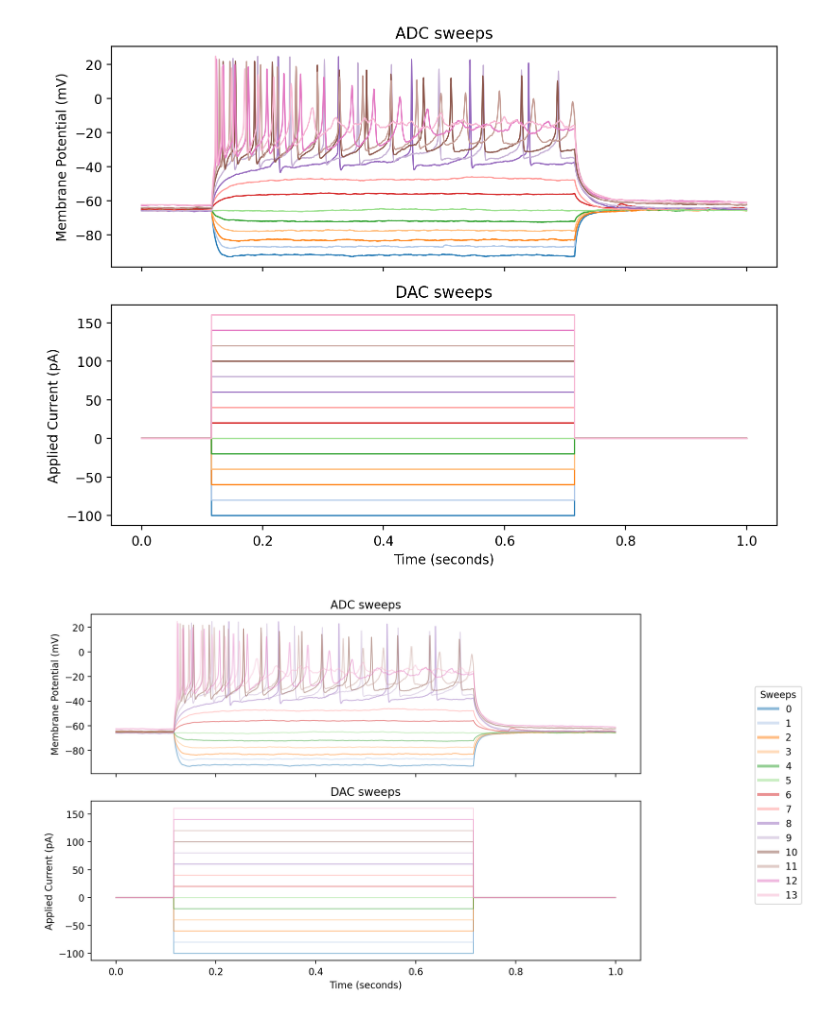
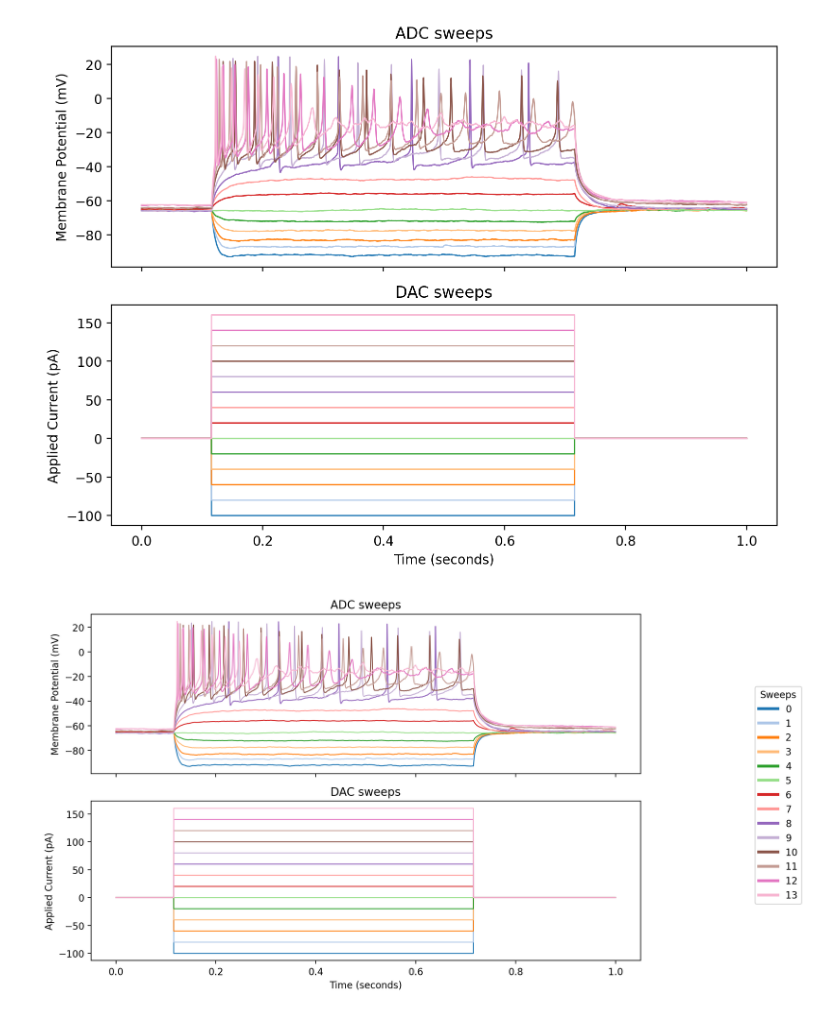
Before and after one commit to fabien-campillo/data-science-spikes, a Jupyter notebook: 4_pyabf.ipynb, the cells around one changed output. Saved outputs shown, nothing was run; the diff lists cells and outputs as text; code cells hidden in the pictures.

```diff
--- a/4_pyabf.ipynb
+++ b/4_pyabf.ipynb
@@ -318,7 +318,7 @@ plt.show()
 # %%
 from utils.plots import plot_abf_sweeps_with_legend
 
-fig, (ax1, ax2) = plot_abf_sweeps_with_legend(abf, alpha=0.5, cmap="tab20", lw=1.0)
+fig, (ax1, ax2) = plot_abf_sweeps_with_legend(abf, alpha=1, cmap="tab20", lw=1.0)
 plt.show()
 # %% [output]
-[figure, old version]
+[figure, new version]
```
Also changed, not shown: parts of 1 cell of this notebook, 2 other files.
